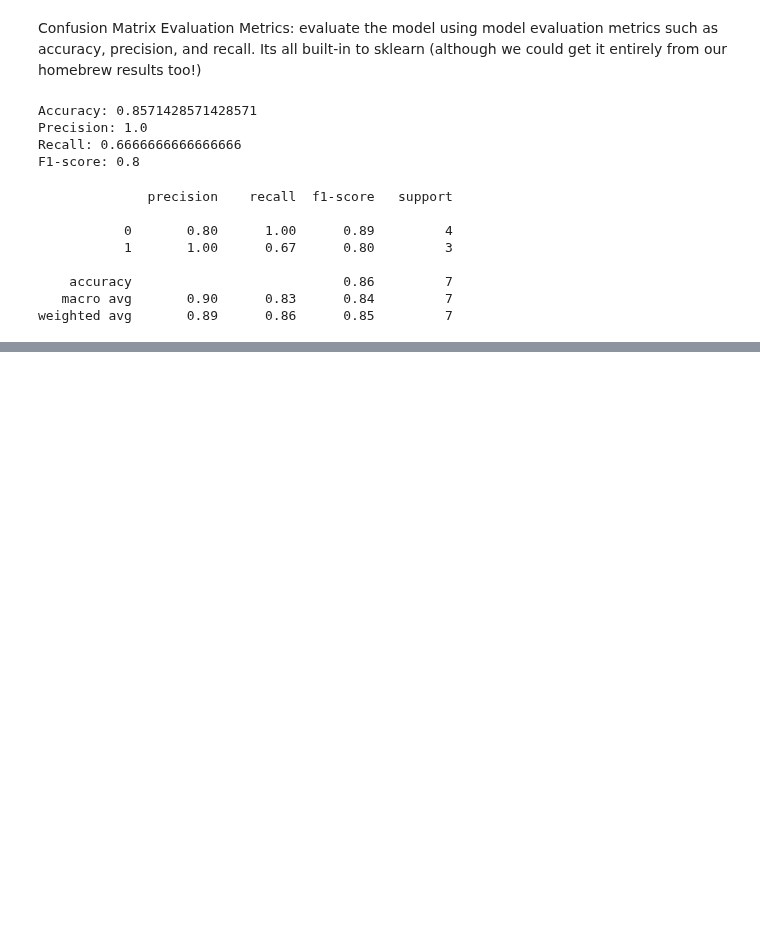
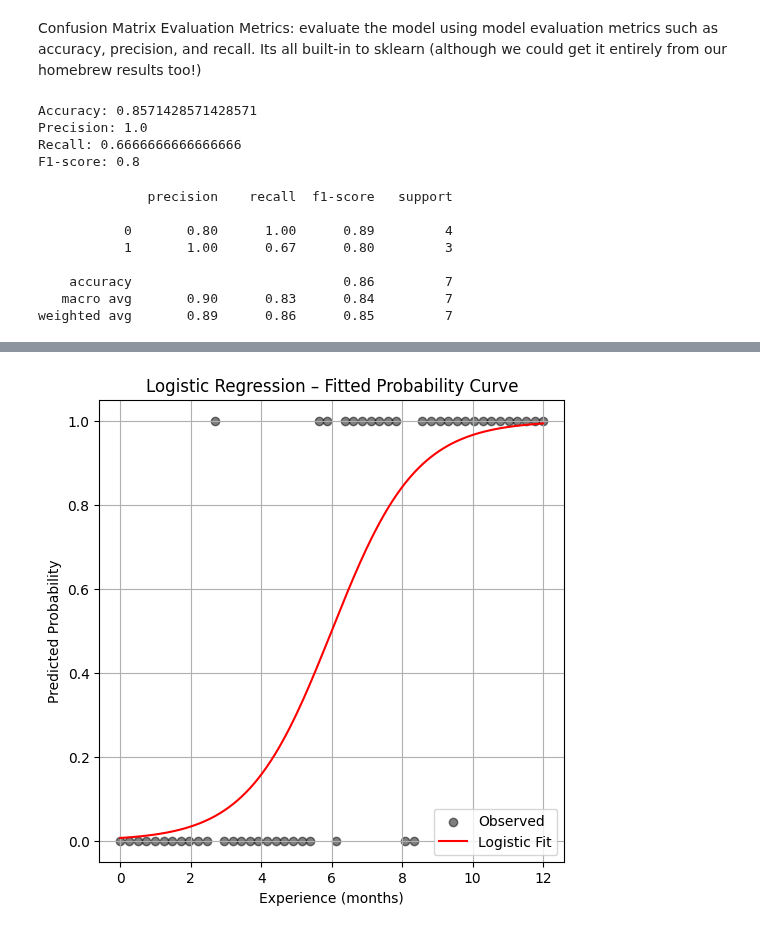
Before and after one commit to dustykat/ce-5319-webroot, a Jupyter notebook: MLBE4CE/_build/jupyter_execute/chapters/06-logisticregression/example1.ipynb, the cells around one changed output, grey strips where cells are left out. Drawn from its saved outputs; the diff is of its cells as text; code cells hidden in the pictures; blank space fills up the shorter version.

```diff
--- a/MLBE4CE/_build/jupyter_execute/chapters/06-logisticregression/example1.ipynb
+++ b/MLBE4CE/_build/jupyter_execute/chapters/06-logisticregression/example1.ipynb
@@ -342,0 +403,19 @@ weighted avg       0.89      0.86      0.85         7
+# %%
+model = LogisticRegression()
+model.fit(experience, result)
+
+# Predict probability over a finer grid
+x_pred = np.linspace(0, 12, 200).reshape(-1, 1)
+y_pred = model.predict_proba(x_pred)[:, 1]
+# %%
+plt.figure(figsize=(6, 6))
+plt.scatter(experience, result, label="Observed", color="black", alpha=0.5)
+plt.plot(x_pred, y_pred, color="red", label="Logistic Fit")
+plt.xlabel("Experience (months)")
+plt.ylabel("Predicted Probability")
+plt.title("Logistic Regression – Fitted Probability Curve")
+plt.legend()
+plt.grid(True)
+plt.show()
+# %% [output]
+[figure, added]
```
Also changed, not shown: parts of 7 cells of this notebook, 47 other files.
